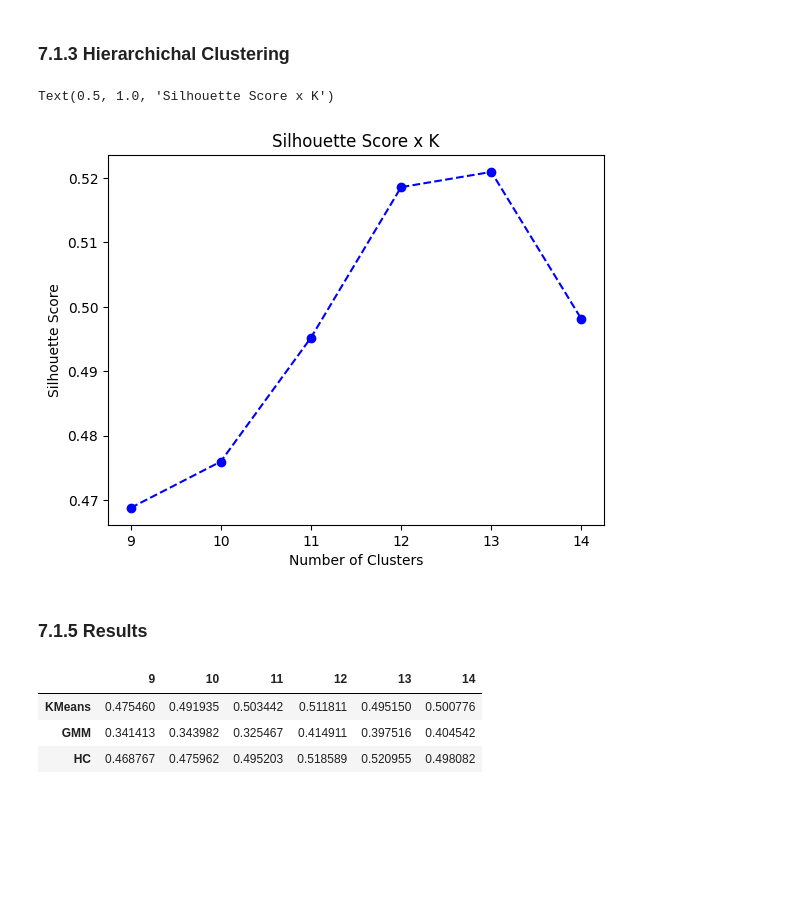
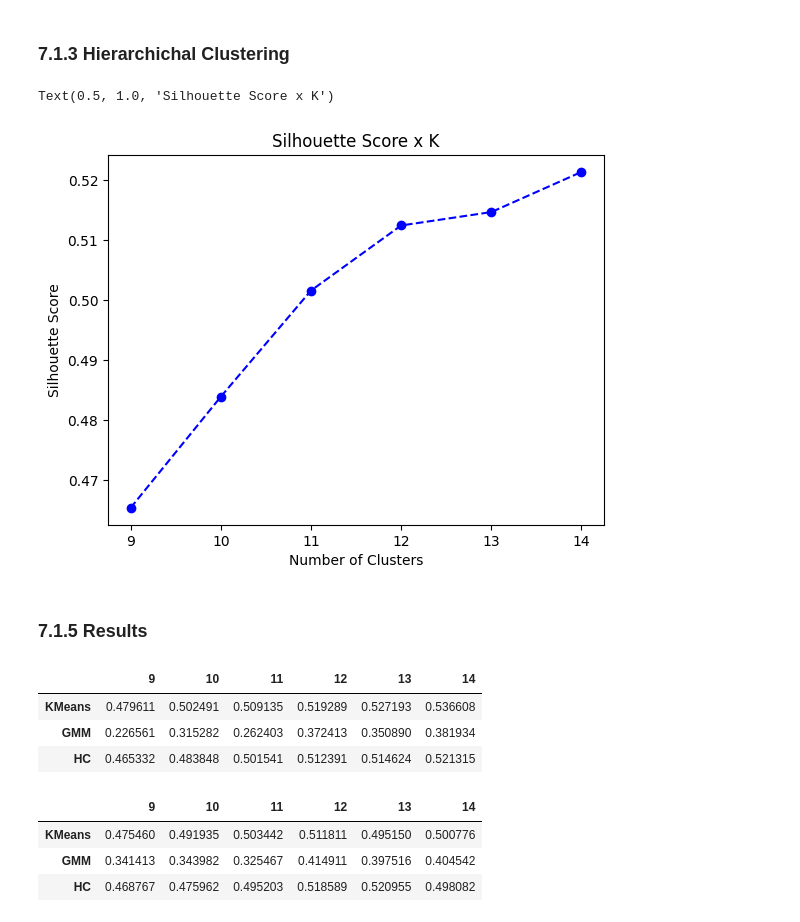
Before and after one commit to IanAndMendesDS/ds_fidelidade, a Jupyter notebook: notebooks/deploy_loyalty_program_test.ipynb, the cells around one changed output. Saved outputs shown, nothing was run; the diff lists cells and outputs as text; code cells hidden in the pictures; blank space fills up the shorter version.

```diff
--- a/notebooks/deploy_loyalty_program_test.ipynb
+++ b/notebooks/deploy_loyalty_program_test.ipynb
@@ -582,17 +582,17 @@ Text(0.5, 1.0, 'Silhouette Score x K')
 # %% [markdown]
 ### 7.1.2 Gaussian Mixture Model
 # %%
-# gmm_list = []
-# for k in clusters:
-#     # definition
+gmm_list = []
+for k in clusters:
+    # definition
 
-#     gmm_model = mx.GaussianMixture(n_components=k, n_init=300, random_state=42)
+    gmm_model = mx.GaussianMixture(n_components=k, n_init=300, random_state=42)
 
-#     # training
+    # training
 
-#     labels = gmm_model.fit_predict(X)
+    labels = gmm_model.fit_predict(X)
 
-#     # performace
+    # performace
 
-#     gmm_list.append(mt.silhouette_score(X, labels, metric='euclidean'))
+    gmm_list.append(mt.silhouette_score(X, labels, metric='euclidean'))
 # %%
@@ -606,44 +606,49 @@ Text(0.5, 1.0, 'Silhouette Score x K')
 # %% [markdown]
 ### 7.1.3 Hierarchichal Clustering
 # %%
-# definition
+#definition
 
-# hc_model = hc.linkage(X, 'ward')
+hc_model = hc.linkage(X, 'ward')
 # %%
-# hc_list = []
-# for k in clusters:
-#     # define
-#     hc_model = hc.linkage(X,'ward')
+hc_list = []
+for k in clusters:
+    # define
+    hc_model = hc.linkage(X,'ward')
 
-#     #training
+    #training
 
-#     labels = hc.fcluster(hc_model, k, criterion='maxclust')
+    labels = hc.fcluster(hc_model, k, criterion='maxclust')
 
-#     # performace
+    # performace
 
-#     hc_list.append(mt.silhouette_score(X, labels, metric='euclidean'))
+    hc_list.append(mt.silhouette_score(X, labels, metric='euclidean'))
 # %%
-# plt.plot(clusters, hc_list, linestyle='--', marker='o', color='b')
-# plt.xlabel('Number of Clusters')
-# plt.ylabel('Silhouette Score')
-# plt.title('Silhouette Score x K')
+plt.plot(clusters, hc_list, linestyle='--', marker='o', color='b')
+plt.xlabel('Number of Clusters')
+plt.ylabel('Silhouette Score')
+plt.title('Silhouette Score x K')
 # %% [output]
 Text(0.5, 1.0, 'Silhouette Score x K')
-[figure, old version]
+[figure, new version]
 # %% [markdown]
 ### 7.1.5 Results
 # %%
-# # Results - Tree Based Embedding
+# Results - Tree Based Embedding
 
-# df_results = pd.DataFrame(
-#     {'KMeans': kmeans_list,
-#      'GMM': gmm_list,
-#      'HC': hc_list
-#     }
-# ).T
+df_results = pd.DataFrame(
+    {'KMeans': kmeans_list,
+     'GMM': gmm_list,
+     'HC': hc_list
+    }
+).T
 
-# df_results.columns = clusters
-# df_results.style.highlight_max(color='green', axis=1)
+df_results.columns = clusters
+df_results.style.highlight_max(color='green', axis=1)
+# %% [output]
+|  | 9 | 10 | 11 | 12 | 13 | 14 |
+| KMeans | 0.479611 | 0.502491 | 0.509135 | 0.519289 | 0.527193 | 0.536608 |
+| GMM | 0.226561 | 0.315282 | 0.262403 | 0.372413 | 0.350890 | 0.381934 |
+| HC | 0.465332 | 0.483848 | 0.501541 | 0.512391 | 0.514624 | 0.521315 |
 # %%
 # # Results - Umap Based Embedding
 
```
Also changed, not shown: parts of 9 cells of this notebook.
